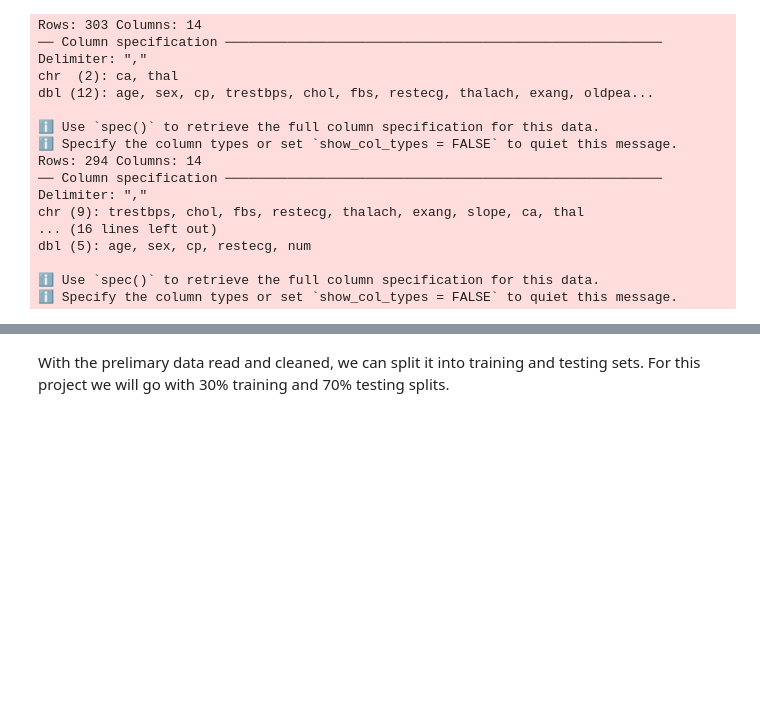
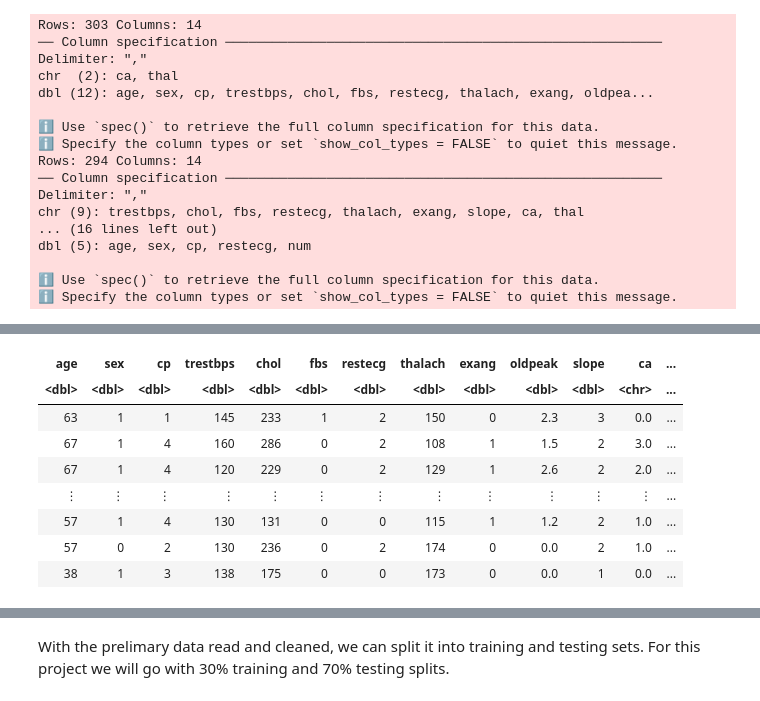
Before and after one commit to Oscar-Yik/dsci-100-project, a Jupyter notebook: DSCI 100 Project Proposal.ipynb, the cells around one changed output, grey strips where cells are left out. Saved outputs shown, nothing was run; the diff lists cells and outputs as text; code cells hidden in the pictures; blank space fills up the shorter version.

```diff
--- a/DSCI 100 Project Proposal.ipynb
+++ b/DSCI 100 Project Proposal.ipynb
@@ -72,0 +46,79 @@ We also want to get rid of missing values in the data so our models don't fail
+# %%
+find_most_frequent <- function(data, column, column_str) {
+    result <- data |>
+        mutate(across(all_of(c({{ column_str }})), ~na_if(., "?"))) |>
+        filter(!is.na({{ column }})) |>
+        group_by({{ column }}) |>
+        summarize(count = n()) |>
+        slice_max(count,n=1) |>
+        pull({{ column }})
+    return(result)
+}
+
+impute_feat <- function(data, column) {
+    column_str = deparse(substitute(column))
+    result <- data |>
+        mutate(across(all_of(c({{ column_str }})), ~na_if(., "?"))) |>
+        mutate({{column}} := if_else(is.na({{column}}), find_most_frequent(data, {{column}}, {{column_str}}) , {{column}}))
+    return(result)
+}
+
+impute_feat_special <- function(data, column) {
+    column_str = deparse(substitute(column))
+    result <- data |>
+        mutate(across(all_of(c({{ column_str }})), ~na_if(., "?"))) |>
+        mutate({{column}} := if_else(is.na({{column}}), find_most_frequent(data, {{column}}, {{column_str}})[[1]] , {{column}}))
+    return(result)
+}
+
+# imputation <- function(data) {
+#     cc <- names(heart_disease_V)[map_lgl(heart_disease_V, is.character)]
+#     # for (cname in cc) {
+#     #     print(as.name(cname))
+#     #     result <- impute_feat(data, as.name(cname))
+#     # }
+#     print(cc)
+#     # result <- data |>
+#     #     # mutate(across(where(is.character), ~impute_feat(data, {{ .col }})))
+#     #     mutate(across(where(is.character), ~test(data, {{ .col }})))
+#     return(result)
+# }
+# heart_disease_V <- imputation(heart_disease_V)
+
+heart_disease_C <- impute_feat(heart_disease_C, ca)
+heart_disease_C <- impute_feat(heart_disease_C, thal)
+
+heart_disease_H <- impute_feat(heart_disease_H, ca)
+heart_disease_H <- impute_feat(heart_disease_H, thal)
+heart_disease_H <- impute_feat(heart_disease_H, trestbps)
+heart_disease_H <- impute_feat_special(heart_disease_H, chol)
+heart_disease_H <- impute_feat(heart_disease_H, fbs)
+heart_disease_H <- impute_feat(heart_disease_H, thalach)
+heart_disease_H <- impute_feat(heart_disease_H, exang)
+heart_disease_H <- impute_feat(heart_disease_H, restecg)
+heart_disease_H <- impute_feat(heart_disease_H, slope)
+
+heart_disease_S <- impute_feat(heart_disease_S, ca)
+heart_disease_S <- impute_feat(heart_disease_S, thal)
+heart_disease_S <- impute_feat(heart_disease_S, trestbps)
+heart_disease_S <- impute_feat(heart_disease_S, fbs)
+heart_disease_S <- impute_feat(heart_disease_S, thalach)
+heart_disease_S <- impute_feat(heart_disease_S, exang)
+heart_disease_S <- impute_feat(heart_disease_S, restecg)
+heart_disease_S <- impute_feat(heart_disease_S, oldpeak)
+heart_disease_S <- impute_feat(heart_disease_S, slope)
+
+heart_disease_V <- impute_feat(heart_disease_V, ca)
+heart_disease_V <- impute_feat(heart_disease_V, thal)
+heart_disease_V <- impute_feat(heart_disease_V, trestbps)
+heart_disease_V <- impute_feat(heart_disease_V, chol)
+heart_disease_V <- impute_feat(heart_disease_V, fbs)
+heart_disease_V <- impute_feat_special(heart_disease_V, thalach)
+heart_disease_V <- impute_feat(heart_disease_V, exang)
+heart_disease_V <- impute_feat(heart_disease_V, oldpeak)
+heart_disease_V <- impute_feat(heart_disease_V, slope)
+heart_disease_C
+heart_disease_H
+heart_disease_S
+heart_disease_V
+# %% [output]
@@ -72,0 +126,9 @@ We also want to get rid of missing values in the data so our models don't fail
+| age | sex | cp | trestbps | chol | fbs | restecg | thalach | exang | oldpeak | slope | ca | ... |
+| <dbl> | <dbl> | <dbl> | <dbl> | <dbl> | <dbl> | <dbl> | <dbl> | <dbl> | <dbl> | <dbl> | <chr> | ... |
+| 63 | 1 | 1 | 145 | 233 | 1 | 2 | 150 | 0 | 2.3 | 3 | 0.0 | ... |
+| 67 | 1 | 4 | 160 | 286 | 0 | 2 | 108 | 1 | 1.5 | 2 | 3.0 | ... |
+| 67 | 1 | 4 | 120 | 229 | 0 | 2 | 129 | 1 | 2.6 | 2 | 2.0 | ... |
+| ⋮ | ⋮ | ⋮ | ⋮ | ⋮ | ⋮ | ⋮ | ⋮ | ⋮ | ⋮ | ⋮ | ⋮ | ... |
+| 57 | 1 | 4 | 130 | 131 | 0 | 0 | 115 | 1 | 1.2 | 2 | 1.0 | ... |
+| 57 | 0 | 2 | 130 | 236 | 0 | 2 | 174 | 0 | 0.0 | 2 | 1.0 | ... |
+| 38 | 1 | 3 | 138 | 175 | 0 | 0 | 173 | 0 | 0.0 | 1 | 0.0 | ... |
```
Also changed, not shown: parts of 21 cells of this notebook.
